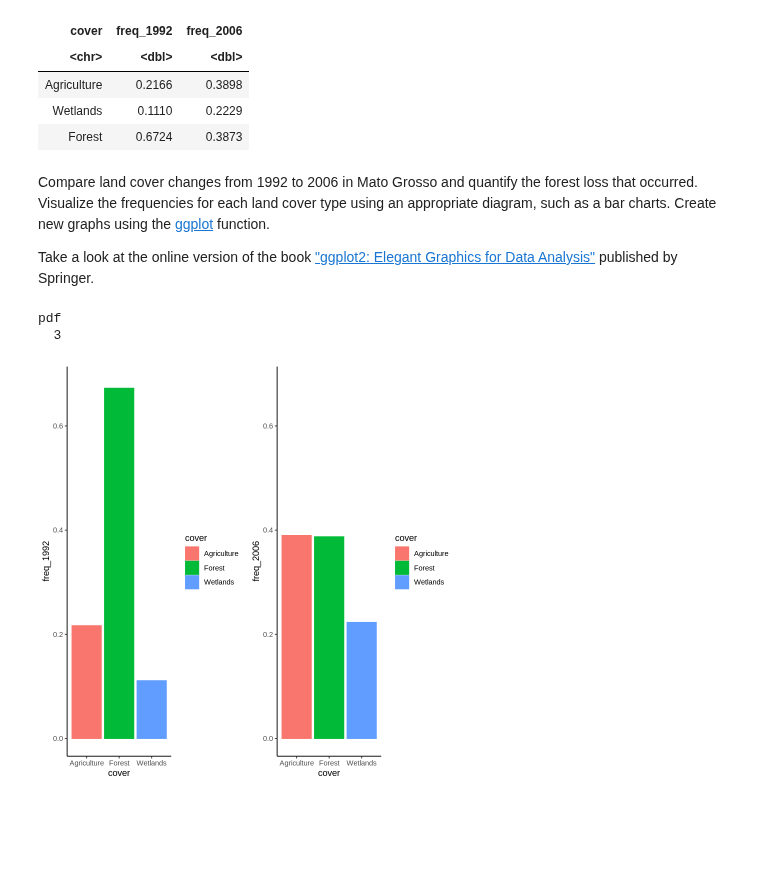
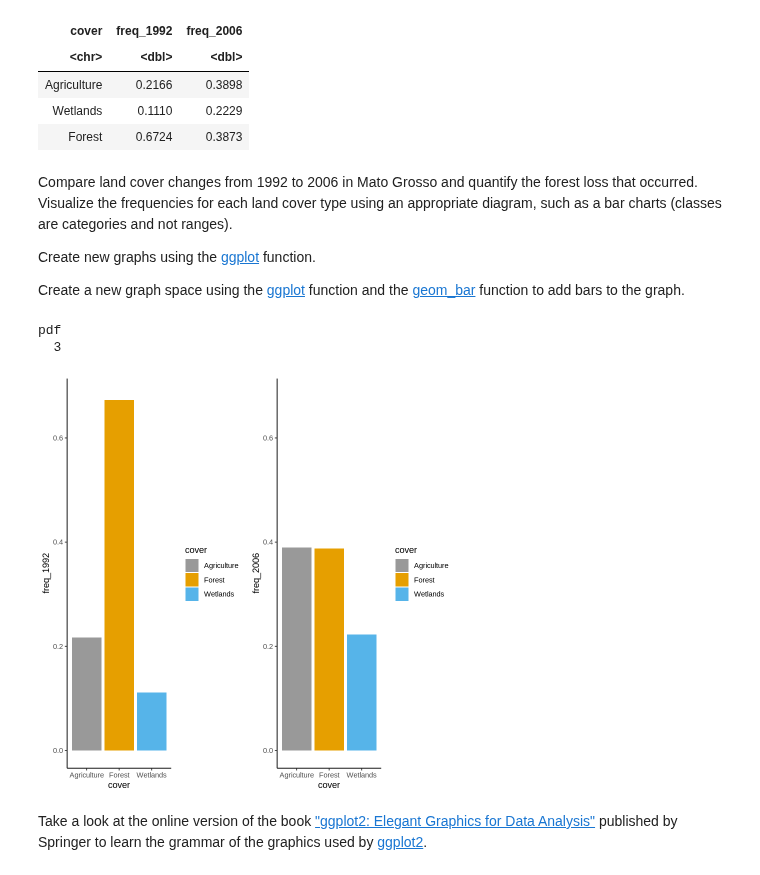
Before and after one commit to biagiominio/Remote_Sensing_2021, a Jupyter notebook: R_code_land_cover.ipynb, the cells around one changed output. Saved outputs shown, nothing was run; the diff lists cells and outputs as text; code cells hidden in the pictures; blank space fills up the shorter version.

```diff
--- a/R_code_land_cover.ipynb
+++ b/R_code_land_cover.ipynb
@@ -266,25 +266,30 @@ A data.frame: 3 × 3
 | Wetlands | 0.1110 | 0.2229 |
 | Forest | 0.6724 | 0.3873 |
 # %% [markdown]
-Compare land cover changes from 1992 to 2006 in Mato Grosso and quantify the forest loss that occurred. Visualize the frequencies for each land cover type using an appropriate diagram, such as a bar charts.
+Compare land cover changes from 1992 to 2006 in Mato Grosso and quantify the forest loss that occurred. Visualize the frequencies for each land cover type using an appropriate diagram, such as a bar charts (classes are categories and not ranges).
+
 Create new graphs using the [ggplot](https://www.rdocumentation.org/packages/ggplot2/versions/3.3.3/topics/ggplot) function.
 
-Take a look at the online version of the book ["ggplot2: Elegant Graphics for Data Analysis"](https://ggplot2-book.org/) published by Springer.
+Create a new graph space using the [ggplot](https://www.rdocumentation.org/packages/ggplot2/versions/3.3.3/topics/ggplot) function and the [geom_bar](https://www.rdocumentation.org/packages/ggplot2/versions/3.3.3/topics/geom_bar) function to add bars to the graph.
 # %%
 # pdf(file = "/content/compare_hist.pdf")
-p_1992 <- ggplot(join_data, aes(x=cover, y=freq_1992, color=cover)) +
+p_1992 <- ggplot(join_data, aes(x=cover, y=freq_1992)) +
           geom_bar(aes(fill=cover), stat="identity") +
+          scale_fill_manual(values=c("#999999", "#E69F00", "#56B4E9")) +
           ylim(0,0.68) +
           theme_classic()
 
-p_2006 <- ggplot(join_data, aes(x=cover, y=freq_2006, color=cover)) +
+p_2006 <- ggplot(join_data, aes(x=cover, y=freq_2006)) +
           geom_bar(aes(fill=cover), stat="identity") +
+          scale_fill_manual(values=c("#999999", "#E69F00", "#56B4E9")) +
           ylim(0,0.68) +
           theme_classic()
 
 grid.arrange(p_1992, p_2006, nrow=1)
 dev.off()
 # %% [output]
 pdf
   3
-[figure, old version]
+[figure, new version]
+# %% [markdown]
+Take a look at the online version of the book ["ggplot2: Elegant Graphics for Data Analysis"](https://ggplot2-book.org/) published by Springer to learn the grammar of the graphics used by [ggplot2](https://ggplot2.tidyverse.org/).
```
